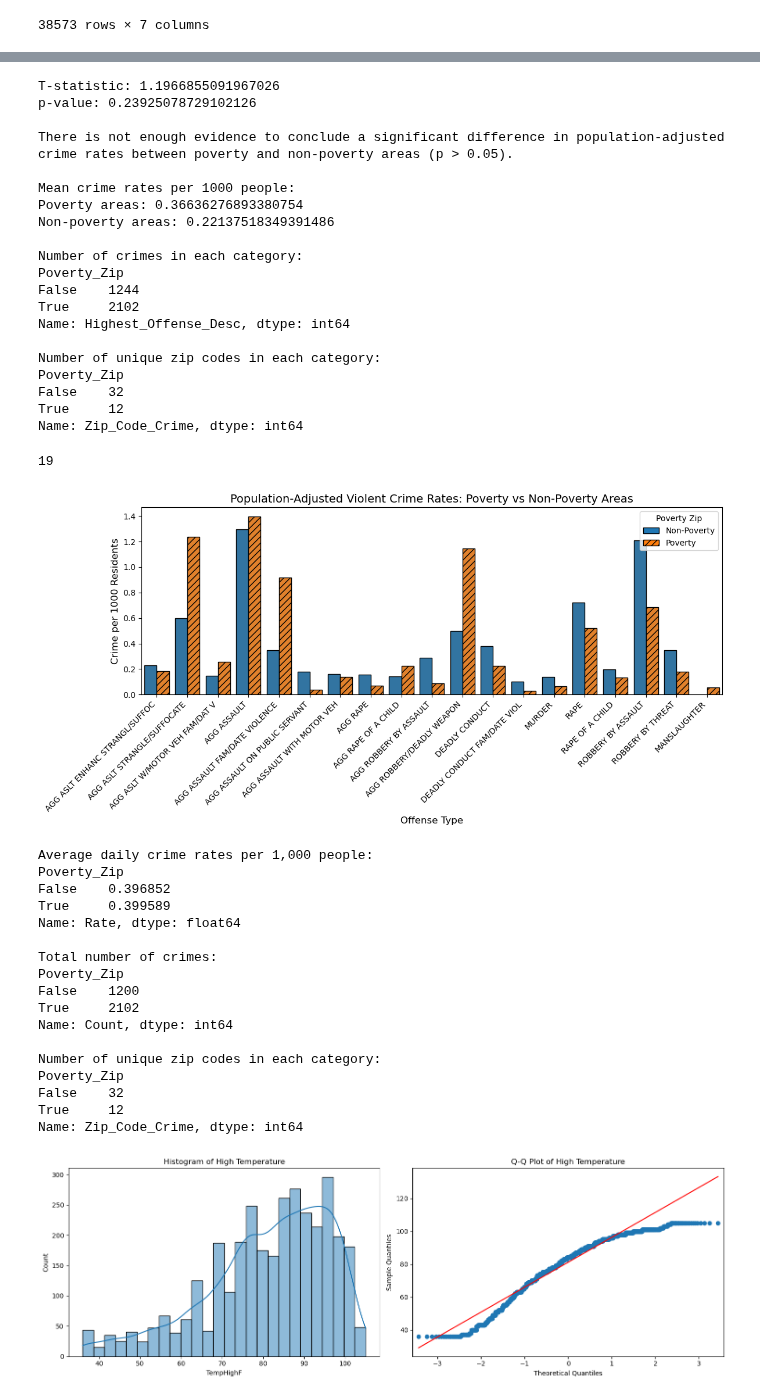
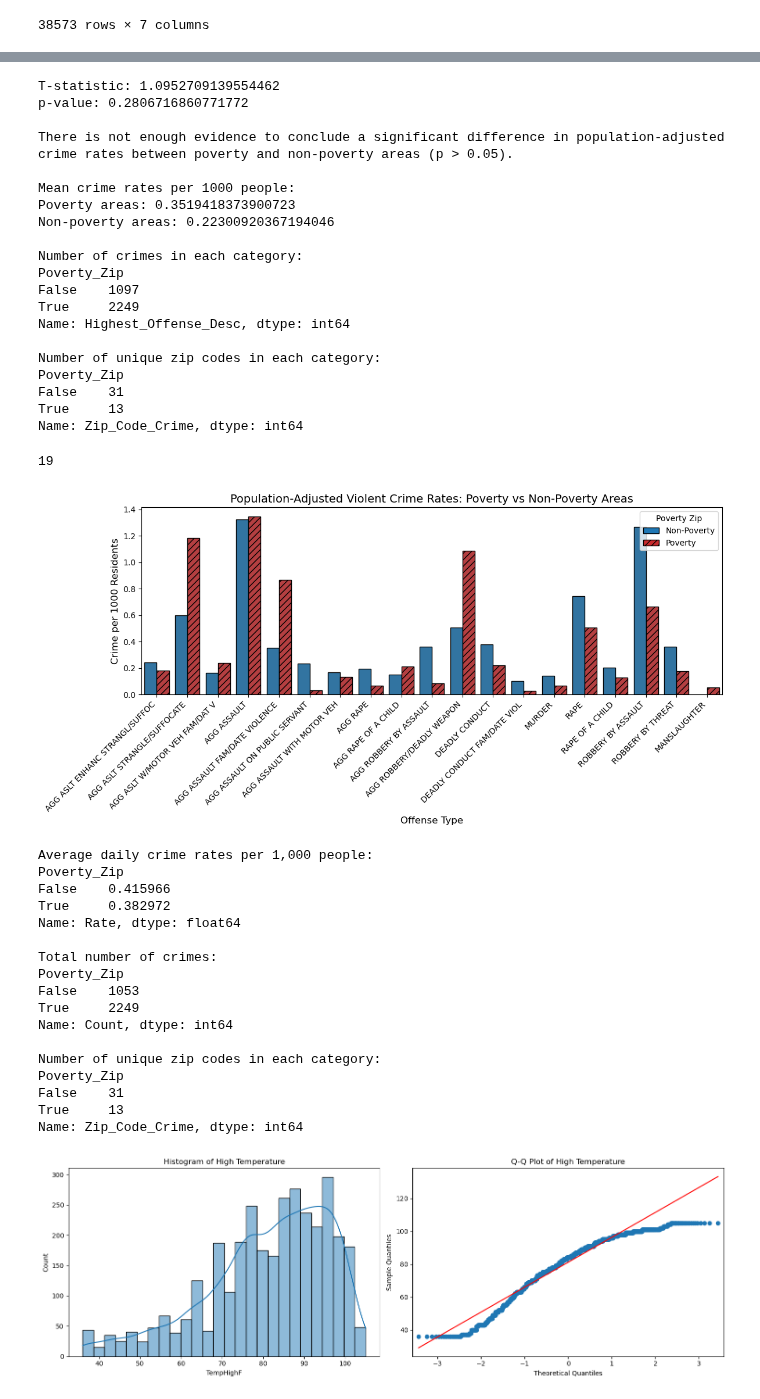
Before and after one commit to m6urns/cs5830-project2-crime-housing, a Jupyter notebook: data-exploration.ipynb, the cells around one changed output, grey strips where cells are left out. Cells and saved outputs as stored; diff of their text form; code cells hidden in the pictures.

```diff
--- a/data-exploration.ipynb
+++ b/data-exploration.ipynb
@@ -202,7 +202,7 @@ crime_temp
 # TODO: Need to find some sources to backup this data. May be intersting to also control for population size in each zip. Industrial areas may have low population but high crime.
 poverty = austin_crime[austin_crime['Populationbelowpovertylevel'] > 0.2].dropna()
 # And median income is below $50,000
-poverty = poverty[poverty['Medianhouseholdincome'] < 50000]
+# poverty = poverty[poverty['Medianhouseholdincome'] < 50000]
 
 poverty_zips = poverty['Zip_Code_Crime'].unique()
 
@@ -274,7 +274,7 @@ just_v_crime = crime_temp[crime_temp['Highest_Offense_Desc'].isin(violent_crime)
 plt.figure(figsize=(12, 6))  # Adjust the figure size as needed
 ax = sns.countplot(x='Highest_Offense_Desc', hue='Poverty_Zip', data=just_v_crime,
                    hue_order=[False, True],  # Ensure consistent order: Non-Poverty, then Poverty
-                   palette=['#1f77b4', '#ff7f0e'],  # Change colors as desired
+                   palette=['#1f77b4', '#c82b2e'],  # Change colors as desired
                    edgecolor='black')  # Add black edges to bars for better visibility
 
 # Apply hatch pattern to all poverty bars
@@ -293,7 +293,7 @@ plt.title('Violent Crime by Offense Type and Poverty Status', fontsize=14)
 
 # Create custom legend handles
 legend_elements = [Patch(facecolor='#1f77b4', edgecolor='black', label='Non-Poverty'),
-                   Patch(facecolor='#ff7f0e', edgecolor='black', hatch='///', label='Poverty')]
+                   Patch(facecolor='#c82b2e', edgecolor='black', hatch='///', label='Poverty')]
 
 # Add custom legend
 plt.legend(handles=legend_elements, title='Poverty Zip', loc='upper right')
@@ -362,25 +362,25 @@ def perform_population_adjusted_t_test(crime_data, population_data, crime_column
 # Use the function
 perform_population_adjusted_t_test(just_v_crime, population_data, 'Highest_Offense_Desc', 'Poverty_Zip', 'Zip_Code_Crime')
 # %% [output]
-T-statistic: 1.1966855091967026
-p-value: 0.23925078729102126
+T-statistic: 1.0952709139554462
+p-value: 0.2806716860771772
 
 There is not enough evidence to conclude a significant difference in population-adjusted crime rates between poverty and non-poverty areas (p > 0.05).
 
 Mean crime rates per 1000 people:
-Poverty areas: 0.36636276893380754
-Non-poverty areas: 0.22137518349391486
+Poverty areas: 0.3519418373900723
+Non-poverty areas: 0.22300920367194046
 
 Number of crimes in each category:
 Poverty_Zip
-False    1244
-True     2102
+False    1097
+True     2249
 Name: Highest_Offense_Desc, dtype: int64
 
 Number of unique zip codes in each category:
 Poverty_Zip
-False    32
-True     12
+False    31
+True     13
 Name: Zip_Code_Crime, dtype: int64
 # %%
 def create_population_adjusted_crime_graph(crime_data, population_data, crime_column, poverty_column, zip_column):
@@ -414,7 +414,7 @@ def create_population_adjusted_crime_graph(crime_data, population_data, crime_co
     plt.figure(figsize=(12, 6))  # Adjust the figure size as needed
     ax = sns.barplot(x=crime_column, y='Rate', hue=poverty_column, data=avg_rates,
                     hue_order=[False, True],  # Ensure consistent order: Non-Poverty, then Poverty
-                    palette=['#1f77b4', '#ff7f0e'],  # Change colors as desired
+                    palette=['#1f77b4', '#c82b2e'],  # Change colors as desired
                     edgecolor='black')  # Add black edges to bars for better visibility
 
     # Apply hatch pattern to all poverty bars
@@ -427,51 +427,51 @@ def create_population_adjusted_crime_graph(crime_data, population_data, crime_co
     plt.xticks(rotation=45, ha='right')
 
     # Add labels and title
     plt.xlabel('Offense Type', fontsize=12)
     plt.ylabel('Crime per 1000 Residents', fontsize=12)
     plt.title('Population-Adjusted Violent Crime Rates: Poverty vs Non-Poverty Areas', fontsize=14)
 
     # Create custom legend handles
     legend_elements = [Patch(facecolor='#1f77b4', edgecolor='black', label='Non-Poverty'),
-                    Patch(facecolor='#ff7f0e', edgecolor='black', hatch='///', label='Poverty')]
+                    Patch(facecolor='#c82b2e', edgecolor='black', hatch='///', label='Poverty')]
 
     # Add custom legend
     plt.legend(handles=legend_elements, title='Poverty Zip', loc='upper right')
 
     plt.tight_layout()
     plt.show()
 
     # Print additional statistics
     print("Average daily crime rates per 1,000 people:")
     print(avg_rates.groupby(poverty_column)['Rate'].mean())
 
     print("\nTotal number of crimes:")
     print(crime_counts.groupby(poverty_column)['Count'].sum())
 
     print("\nNumber of unique zip codes in each category:")
     print(merged_data.groupby(poverty_column)[zip_column].nunique())
 
 # Use the function
 create_population_adjusted_crime_graph(just_v_crime, population_data, 'Highest_Offense_Desc', 'Poverty_Zip', 'Zip_Code_Crime')
 # %% [output]
 19
-[figure, old version]
+[figure, new version]
 Average daily crime rates per 1,000 people:
 Poverty_Zip
-False    0.396852
-True     0.399589
+False    0.415966
+True     0.382972
 Name: Rate, dtype: float64
 
 Total number of crimes:
 Poverty_Zip
-False    1200
-True     2102
+False    1053
+True     2249
 Name: Count, dtype: int64
 
 Number of unique zip codes in each category:
 Poverty_Zip
-False    32
-True     12
+False    31
+True     13
 Name: Zip_Code_Crime, dtype: int64
 # %%
 def check_normality(data, title):
```
Also changed, not shown: parts of 4 cells of this notebook, 1 other file.
